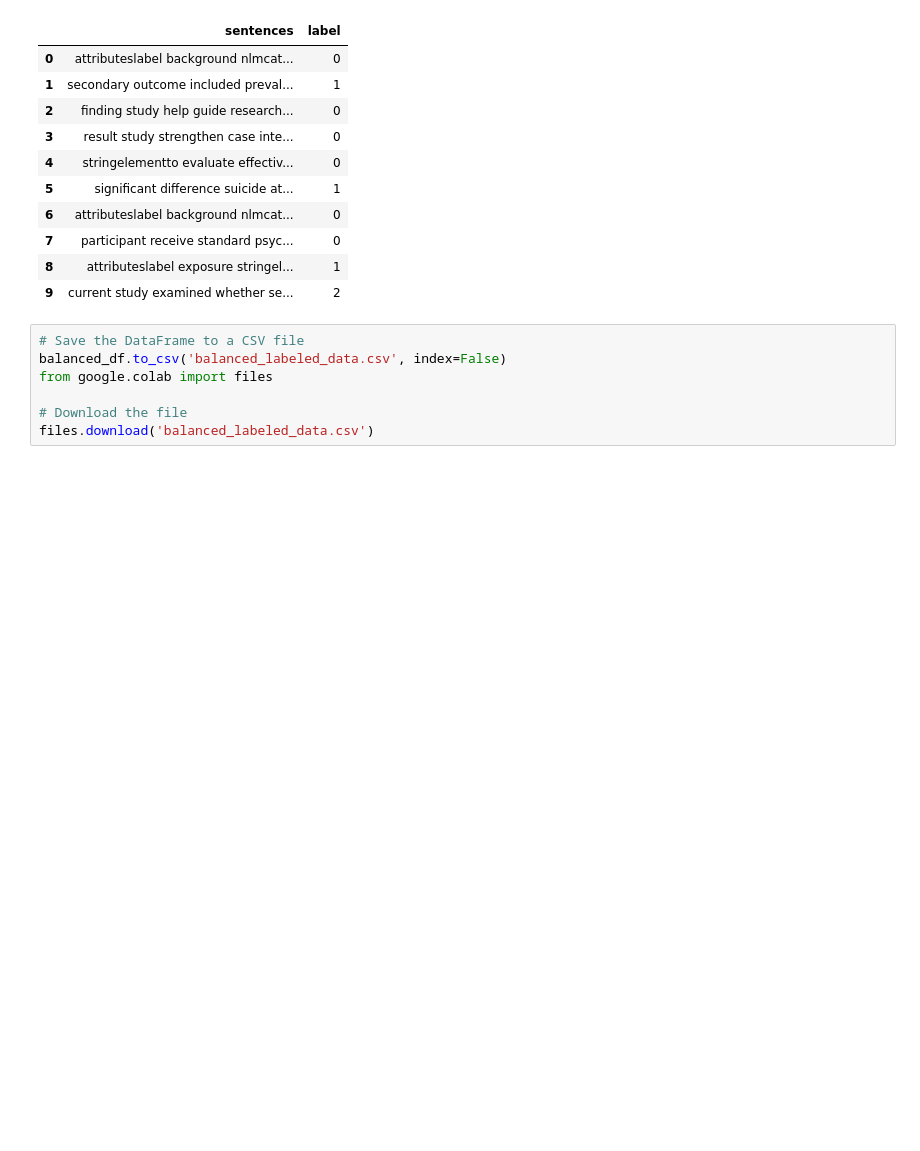
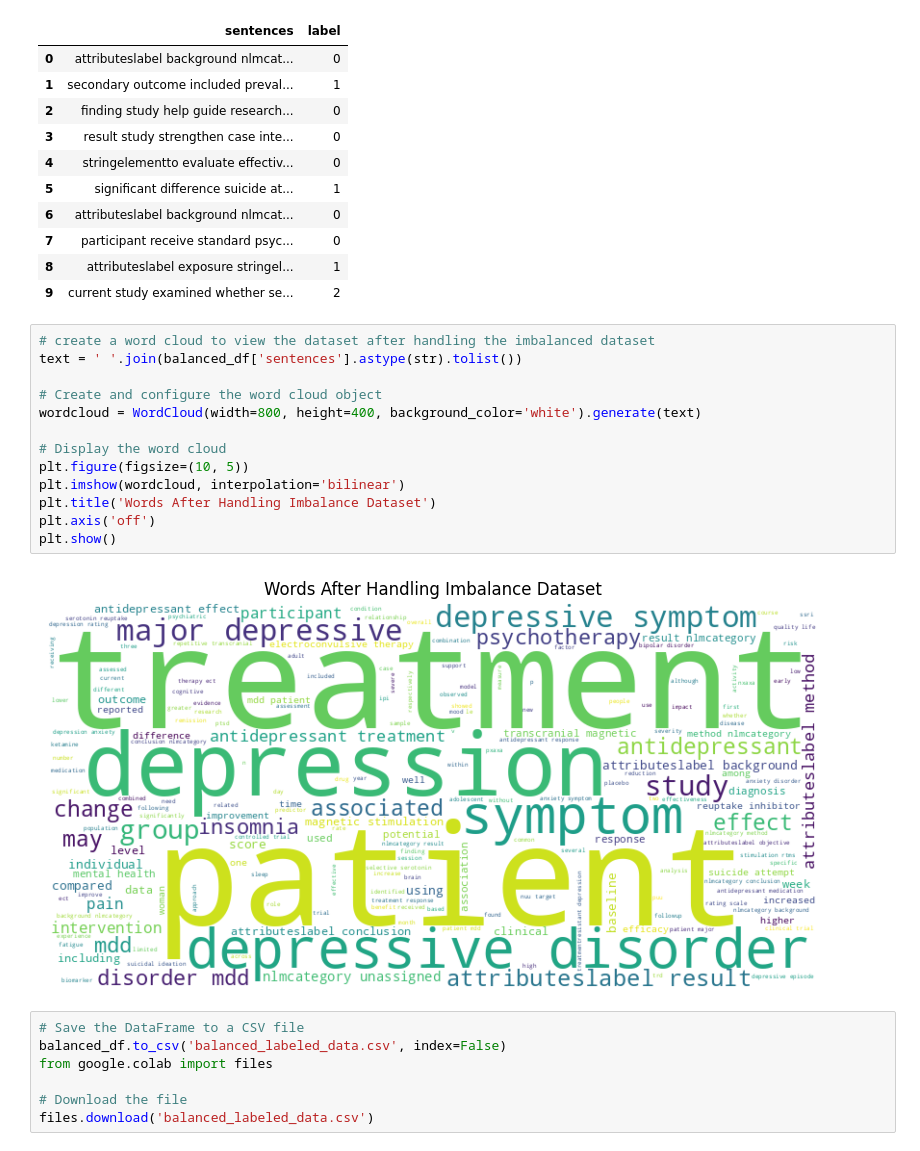
Before and after one commit to FeliciaChin/FinalYearProject, a Jupyter notebook: Text_Classification_for_Major_Depressive_Disorder_(MDD)_Symptoms_and_Treatments_Using_Convolutional_Neural_Networks_(CNN).ipynb, the cells around one changed output. Saved outputs shown, nothing was run; the diff lists cells and outputs as text; blank space fills up the shorter version.

```diff
--- a/Text_Classification_for_Major_Depressive_Disorder_(MDD)_Symptoms_and_Treatments_Using_Convolutional_Neural_Networks_(CNN).ipynb
+++ b/Text_Classification_for_Major_Depressive_Disorder_(MDD)_Symptoms_and_Treatments_Using_Convolutional_Neural_Networks_(CNN).ipynb
@@ -765,6 +754,21 @@ balanced_df.head(10)
 | 7 | participant receive standard psyc... | 0 |
 | 8 | attributeslabel exposure stringel... | 1 |
 | 9 | current study examined whether se... | 2 |
+# %%
+# create a word cloud to view the dataset after handling the imbalanced dataset
+text = ' '.join(balanced_df['sentences'].astype(str).tolist())
+
+# Create and configure the word cloud object
+wordcloud = WordCloud(width=800, height=400, background_color='white').generate(text)
+
+# Display the word cloud
+plt.figure(figsize=(10, 5))
+plt.imshow(wordcloud, interpolation='bilinear')
+plt.title('Words After Handling Imbalance Dataset')
+plt.axis('off')
+plt.show()
+# %% [output]
+[figure, added]
 # %%
 # Save the DataFrame to a CSV file
 balanced_df.to_csv('balanced_labeled_data.csv', index=False)
```
Also changed, not shown: parts of 19 cells of this notebook.
